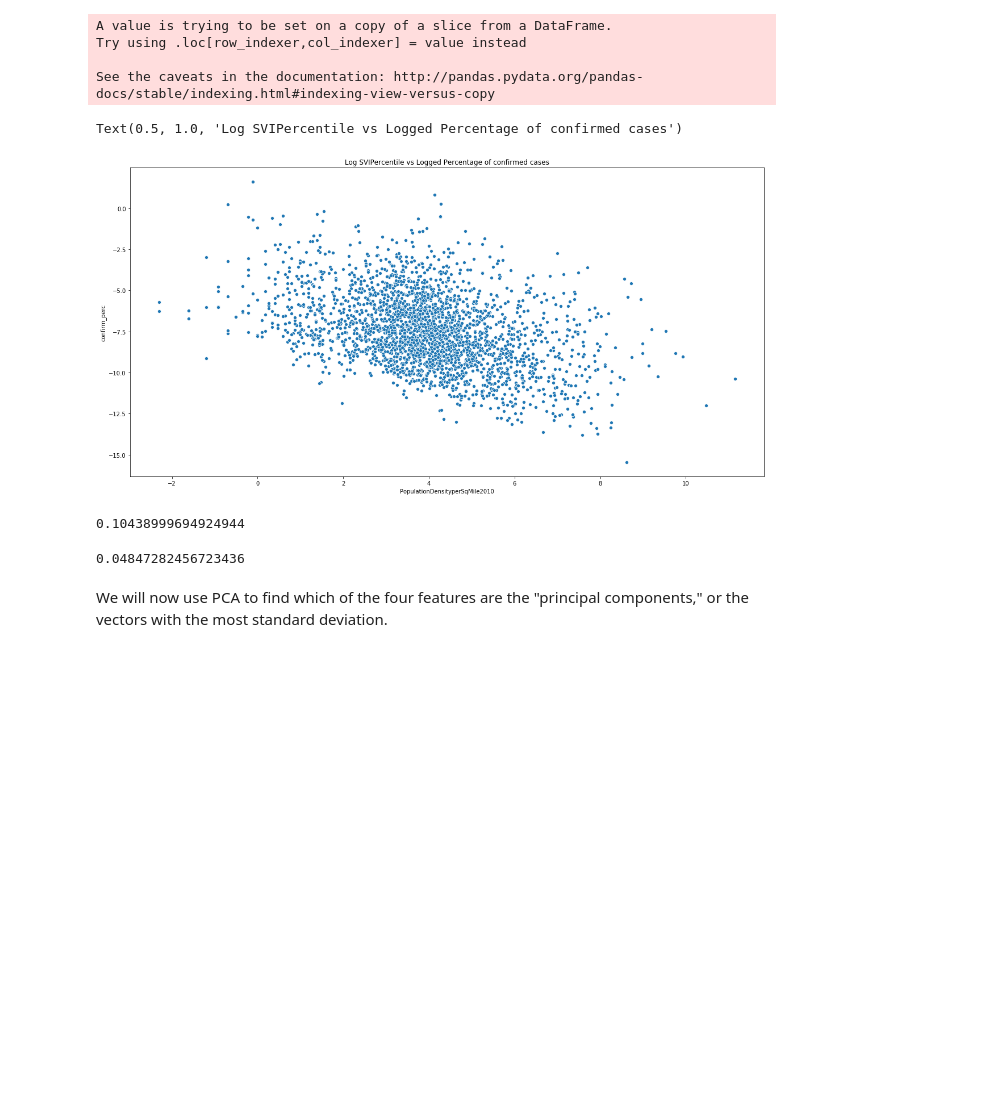
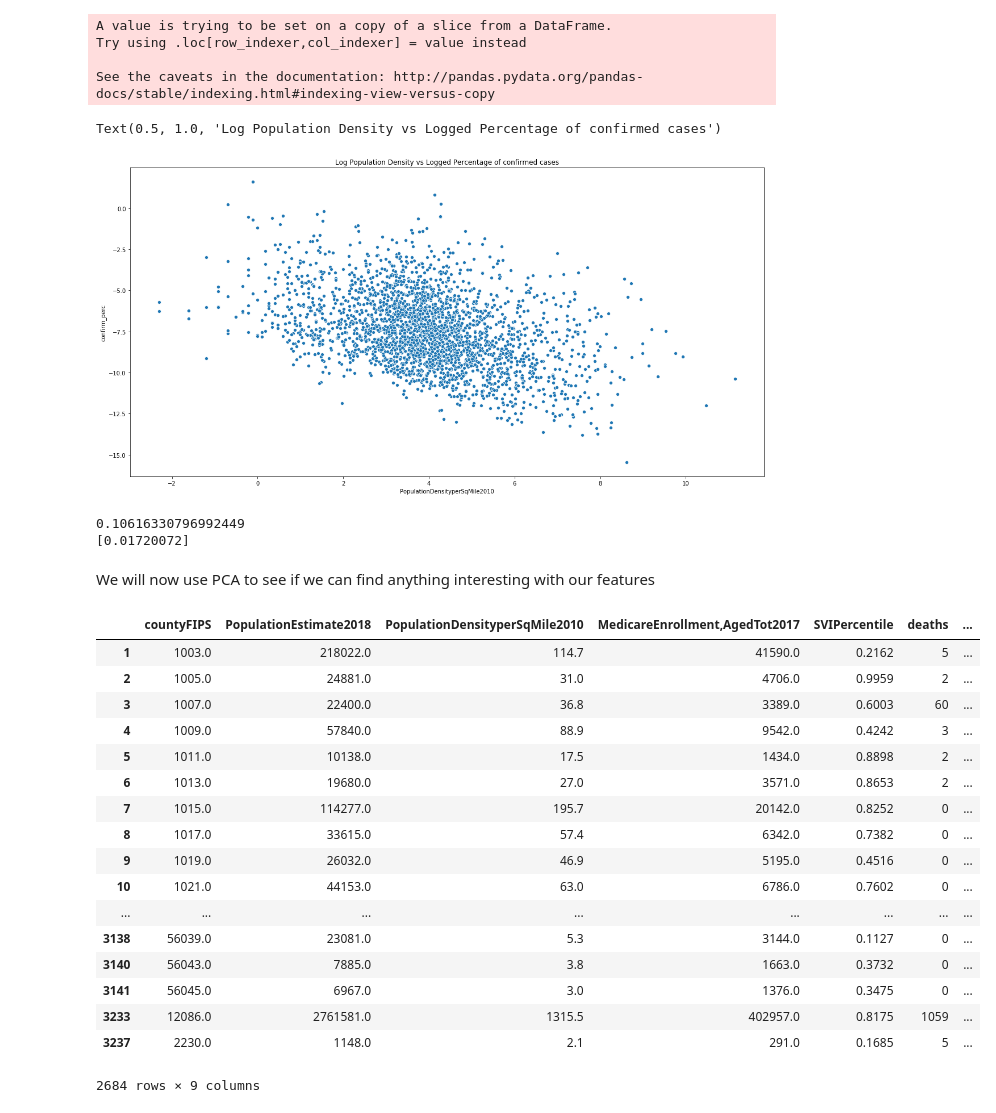
Before and after one commit to franailin/data100proj, a Jupyter notebook: covid19/Untitled.ipynb, the cells around one changed output. Cells and saved outputs as stored; diff of their text form; code cells hidden in the pictures; blank space fills up the shorter version.

Commit message:
finished pca and made a method to calculate points with a function.

```diff
--- a/covid19/Untitled.ipynb
+++ b/covid19/Untitled.ipynb
@@ -131,9 +131,9 @@ See the caveats in the documentation: http://pandas.pydata.org/pandas-docs/stabl
 # %%
 fig, ax = plt.subplots(figsize = (20, 10))
 sns.scatterplot(np.log(clean_counties["PopulationDensityperSqMile2010"]), np.log(clean_counties["confirm_perc"]))
-plt.title("Log SVIPercentile vs Logged Percentage of confirmed cases")
+plt.title("Log Population Density vs Logged Percentage of confirmed cases")
 # %% [output]
-Text(0.5, 1.0, 'Log SVIPercentile vs Logged Percentage of confirmed cases')
+Text(0.5, 1.0, 'Log Population Density vs Logged Percentage of confirmed cases')
 [figure]
 # %%
 #We conduct Train Test Split here, train data is 0.8 of our original and test data is 0.2
@@ -147,11 +147,15 @@ model2 = LinearRegression()
 model2.fit(x_tr2, y_tr2)
 
 print(cross_validate_rmse(model2, x_tr2, y_tr2, 5))
-
 y_hat = model2.predict(x_te2)
 computeRMSE(y_te2, y_hat)
+
+#This is a function that takes in four feature values as parameters. It will return the predicted proportion of population infected
+#given what model2 is trained on. All cells before this must be run however.
+def predict(pop, dens, medicare, svi):
+    d = {'PopulationEstimate2018': [pop], 'PopulationDensityperSqMile2010': [dens], 'MedicareEnrollment,AgedTot2017' : [medicare], 'SVIPercentile' : [svi]}
+    return model2.predict(pd.DataFrame(data = d))
+print(predict(45325, 62.9, 4730, 0.2341))
 # %% [output]
-0.10438999694924944
+0.10616330796992449
+[0.01720072]
-0.04847282456723436
-# %% [markdown]
-We will now use PCA to find which of the four features are the "principal components," or the vectors with the most standard deviation.
@@ -159,0 +162,32 @@ copy = clean_counties.copy()
+# %% [markdown]
+We will now use PCA to see if we can find anything interesting with our features
+# %%
+copy1 = clean_counties.copy()
+copy = copy1.drop(['countyFIPS', 'deaths', 'confirmed', "confirm_perc"], axis = 1)
+copy_centered = copy - np.mean(copy, axis = 0)
+u, s, vt = np.linalg.svd(copy_centered, full_matrices = False)
+#sigma_1 is the vector that containing the sigma value corresponding to the first pc
+sigma_1 = np.array([s[0], 0, 0, 0])
+#to retrieve all the values associated with pc1, we dot product u with sigma1
+pc1 = u@sigma_1;
+copy1["pc1"] = pc1
+copy1
+# %% [output]
+|  | countyFIPS | PopulationEstimate2018 | PopulationDensityperSqMile2010 | MedicareEnrollment,AgedTot2017 | SVIPercentile | deaths | ... |
+| 1 | 1003.0 | 218022.0 | 114.7 | 41590.0 | 0.2162 | 5 | ... |
+| 2 | 1005.0 | 24881.0 | 31.0 | 4706.0 | 0.9959 | 2 | ... |
+| 3 | 1007.0 | 22400.0 | 36.8 | 3389.0 | 0.6003 | 60 | ... |
+| 4 | 1009.0 | 57840.0 | 88.9 | 9542.0 | 0.4242 | 3 | ... |
+| 5 | 1011.0 | 10138.0 | 17.5 | 1434.0 | 0.8898 | 2 | ... |
+| 6 | 1013.0 | 19680.0 | 27.0 | 3571.0 | 0.8653 | 2 | ... |
+| 7 | 1015.0 | 114277.0 | 195.7 | 20142.0 | 0.8252 | 0 | ... |
+| 8 | 1017.0 | 33615.0 | 57.4 | 6342.0 | 0.7382 | 0 | ... |
+| 9 | 1019.0 | 26032.0 | 46.9 | 5195.0 | 0.4516 | 0 | ... |
+| 10 | 1021.0 | 44153.0 | 63.0 | 6786.0 | 0.7602 | 0 | ... |
+| ... | ... | ... | ... | ... | ... | ... | ... |
+| 3138 | 56039.0 | 23081.0 | 5.3 | 3144.0 | 0.1127 | 0 | ... |
+| 3140 | 56043.0 | 7885.0 | 3.8 | 1663.0 | 0.3732 | 0 | ... |
+| 3141 | 56045.0 | 6967.0 | 3.0 | 1376.0 | 0.3475 | 0 | ... |
+| 3233 | 12086.0 | 2761581.0 | 1315.5 | 402957.0 | 0.8175 | 1059 | ... |
+| 3237 | 2230.0 | 1148.0 | 2.1 | 291.0 | 0.1685 | 5 | ... |
+2684 rows × 9 columns
```
Also changed, not shown: parts of 2 cells of this notebook.
